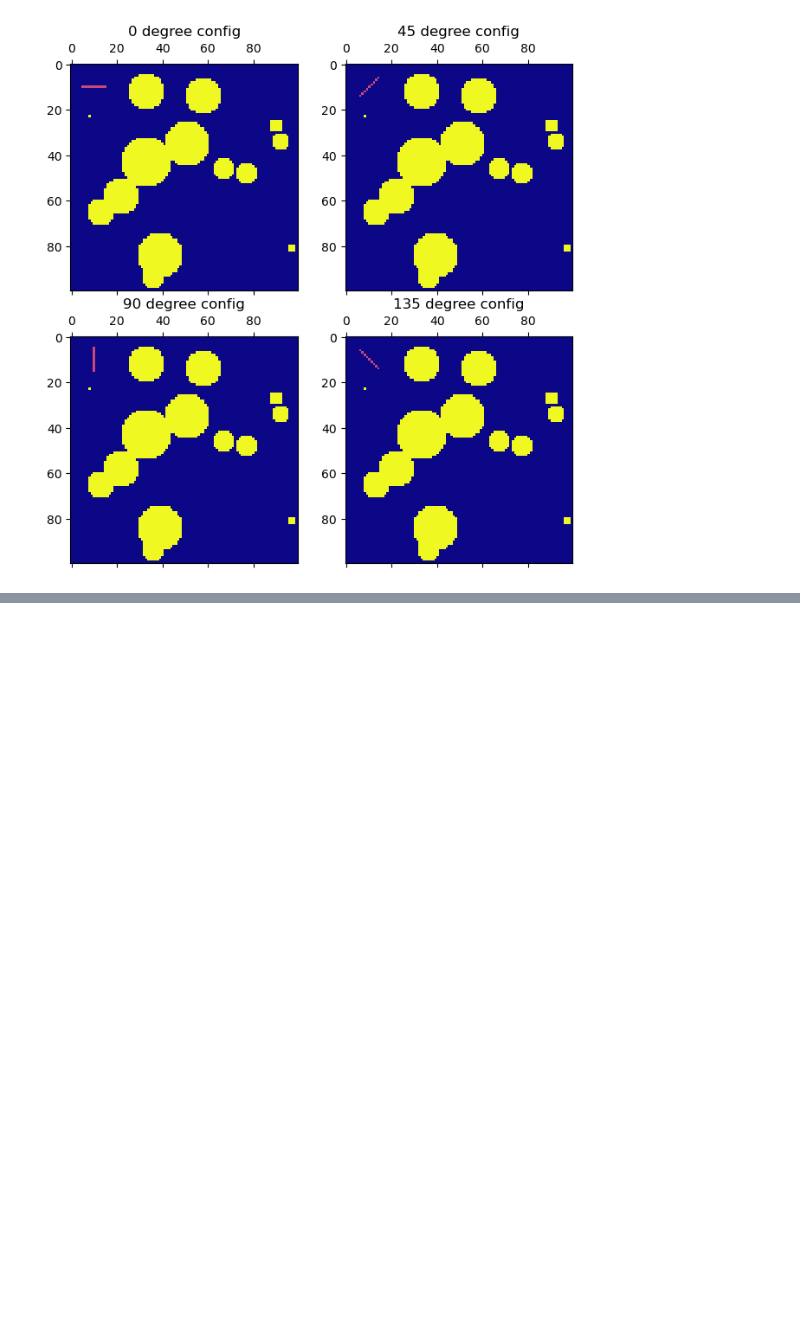
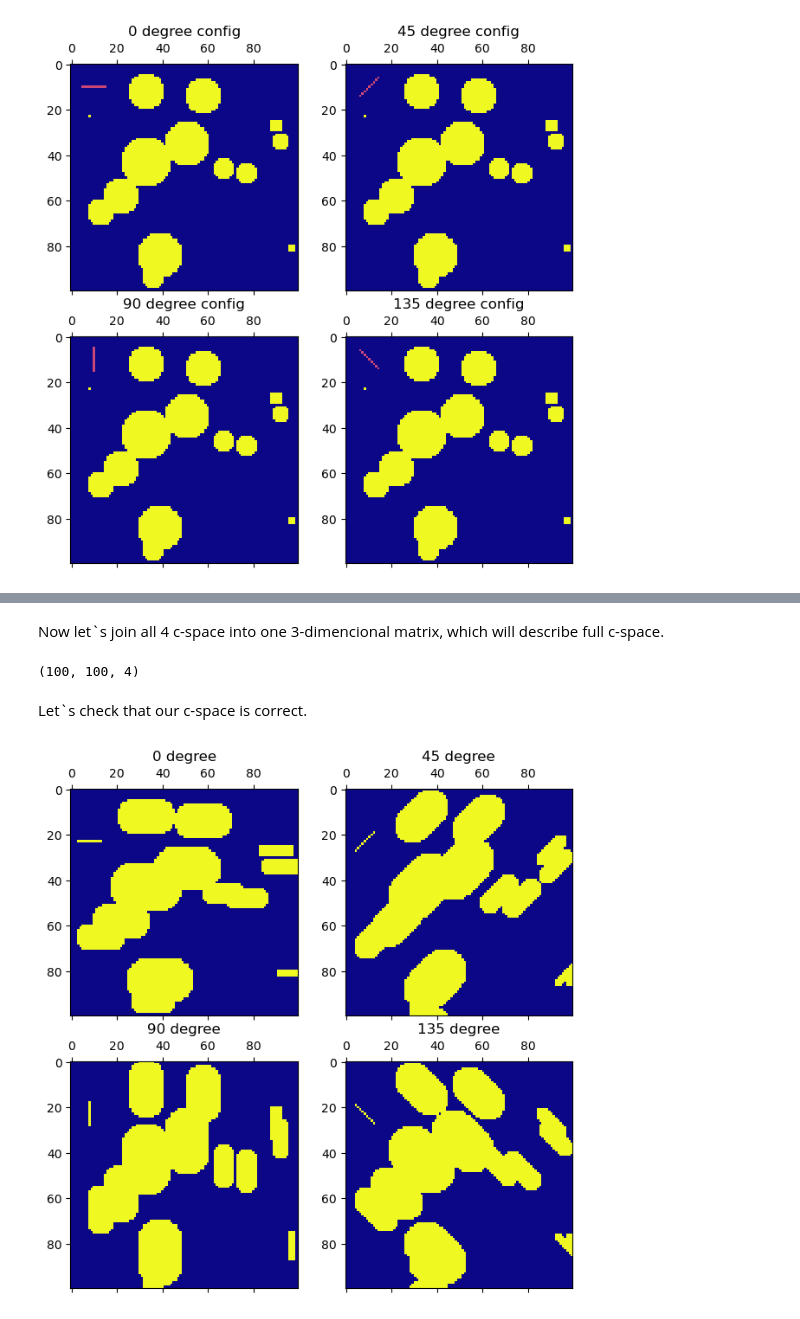
Before and after one commit to LaGrunje/PlanningAlgorithms, a Jupyter notebook: PS1/AlexanderLepinskikh_PS1.ipynb, the cells around one changed output, grey strips where cells are left out. Drawn from its saved outputs; the diff is of its cells as text; code cells hidden in the pictures; blank space fills up the shorter version.

```diff
--- a/PS1/AlexanderLepinskikh_PS1.ipynb
+++ b/PS1/AlexanderLepinskikh_PS1.ipynb
@@ -89,0 +119,27 @@ plt.show()
+# %% [markdown]
+Now let`s join all 4 c-space into one 3-dimencional matrix, which will describe full c-space.
+# %%
+c_space = np.zeros((100, 100, 4))
+c_space[:,:,0] = c_space0
+c_space[:,:,1] = c_space1
+c_space[:,:,2] = c_space2
+c_space[:,:,3] = c_space3
+
+c_space.shape
+# %% [output]
+(100, 100, 4)
+# %% [markdown]
+Let`s check that our c-space is correct.
+# %%
+fig, ax = plt.subplots(2, 2, figsize=(7.5, 7.5))
+ax[0, 0].matshow(c_space[:,:,0], cmap='plasma')
+ax[0, 0].set_title('0 degree')
+ax[0, 1].matshow(c_space[:,:,1], cmap='plasma')
+ax[0, 1].set_title('45 degree')
+ax[1, 0].matshow(c_space[:,:,2], cmap='plasma')
+ax[1, 0].set_title('90 degree')
+ax[1, 1].matshow(c_space[:,:,3], cmap='plasma')
+ax[1, 1].set_title('135 degree')
+plt.show()
+# %% [output]
+[figure, added]
```
Also changed, not shown: parts of 6 cells of this notebook.
